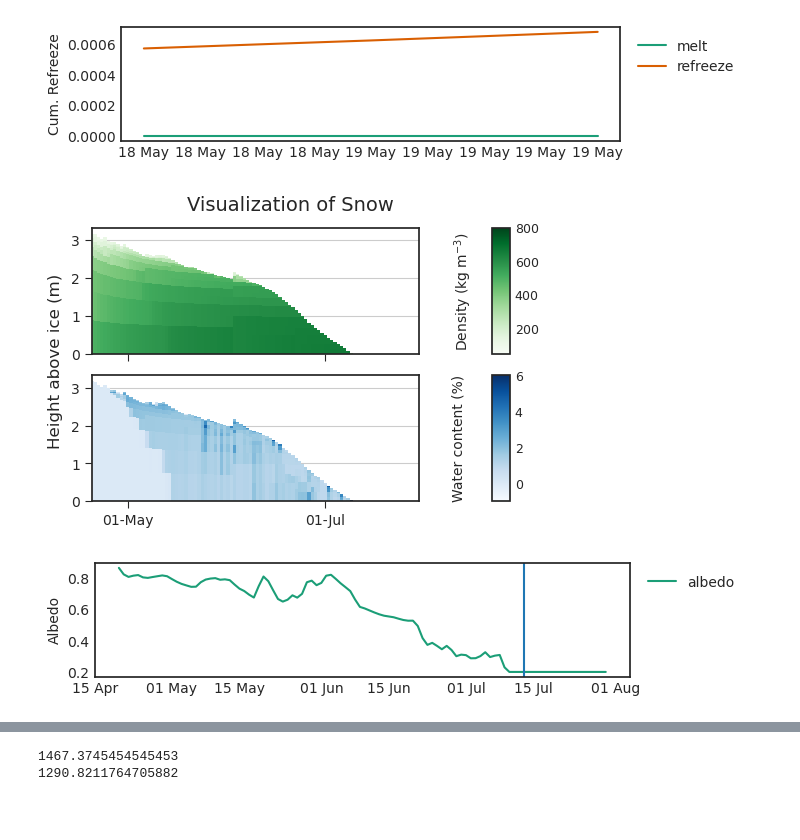
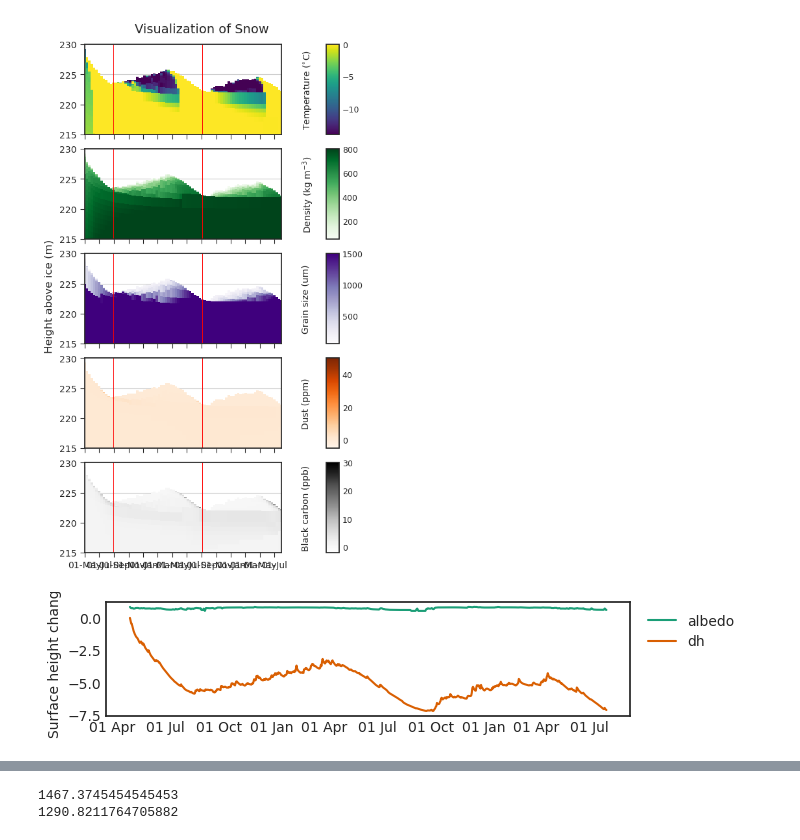
Before and after one commit to drounce/PyGEM, a Jupyter notebook: pygem_eb/processing/ebplotting.ipynb, the cells around one changed output, grey strips where cells are left out. Saved outputs shown, nothing was run; the diff lists cells and outputs as text; code cells hidden in the pictures; blank space fills up the shorter version.

```diff
--- a/pygem_eb/processing/ebplotting.ipynb
+++ b/pygem_eb/processing/ebplotting.ipynb
@@ -13,6 +10,6 @@ The autoreload extension is already loaded. To reload it, use:
 # %%
 glacier = 'Gulkana'
-id = '11'
+id = '18'
 date = str(pd.Timestamp.today()).replace('-','_')[0:10]
 # date=  '2024_07_09'
 data_fp = f'/home/claire/research/Output/EB/{glacier}_{date}_#.nc'
@@ -37,11 +23,8 @@ simple_plot(ds,0,['2004-06-20 00:30','2004-06-30 00:30'],[['refreeze']],res='h',
-# %%
-simple_plot(ds,0,['2004-05-18 22:30','2004-05-19 02:30'],[['melt','refreeze']],res='h')
-# %% [output]
-[figure, removed]
-# %%
-visualize_layers(ds,0,pd.date_range('2004-04-20 00:30','2004-07-30 00:30',freq='d'),['layerdensity','layerwater'])
-simple_plot(ds,0,['2004-04-20 00:30','2004-07-30 00:30'],[['albedo']])
-# plot_single_layer(ds,0,['layerBC','layerdust'],[startdate,enddate])
-# %% [output]
-[figure, removed]
-[figure, removed]
+# %%
+visualize_layers(ds,0,pd.date_range(startdate,enddate,freq='10d'),['layertemp','layerdensity','layergrainsize','layerdust','layerBC'],plot_firn=True,plot_ice=True,ylim=(215,230))
+# %% [output]
+[figure, added]
+# %%
+simple_plot(ds,0,[startdate,enddate],[['dh']])
+# %% [output]
+[figure, added]
```
Also changed, not shown: parts of 9 cells of this notebook, 5 other files.
